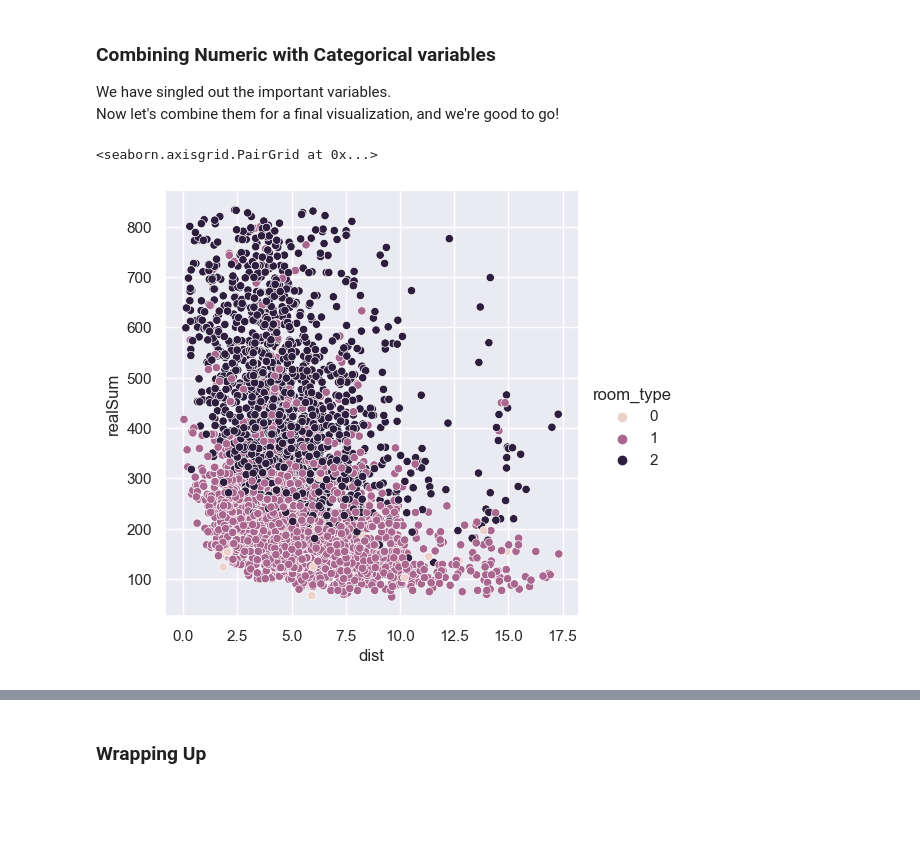
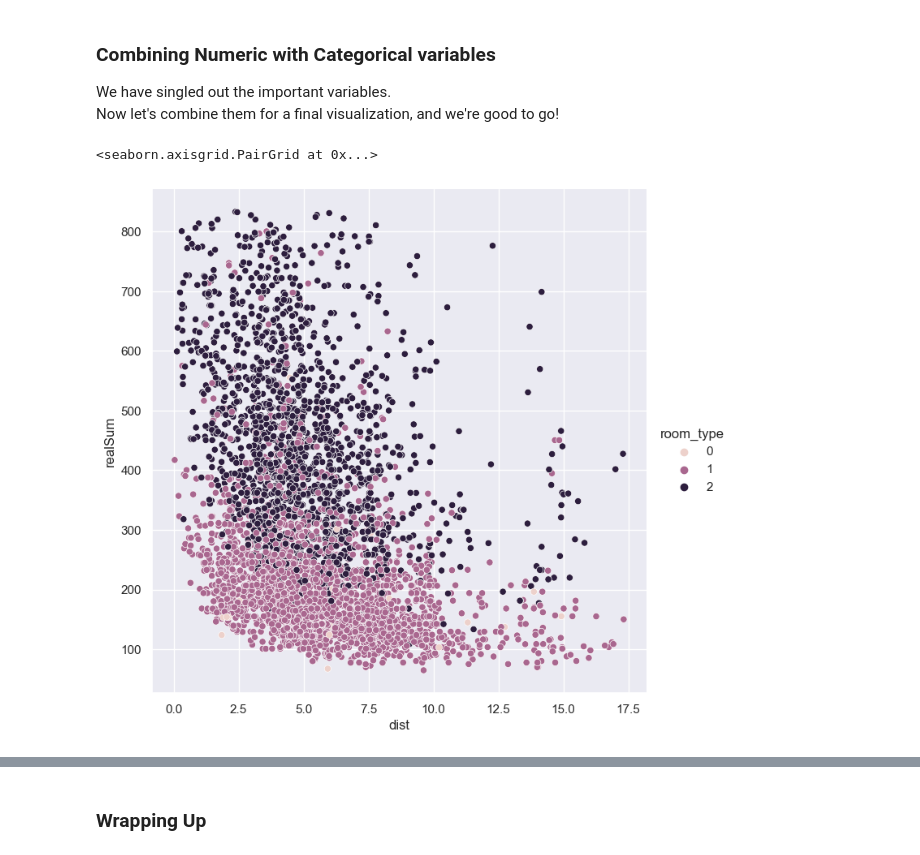
Before and after one commit to Revold1/SC1015-AirBNB, a Jupyter notebook: EDAcombined.ipynb, the cells around one changed output, grey strips where cells are left out. Saved outputs shown, nothing was run; the diff lists cells and outputs as text; code cells hidden in the pictures; blank space fills up the shorter version.

Commit message:
Dropna and small changes

```diff
--- a/EDAcombined.ipynb
+++ b/EDAcombined.ipynb
@@ -102,0 +107,3 @@ print(london.isnull().any(axis=1).sum(), ' / ', len(london))
+# %%
+london = london.dropna()
+london.shape
@@ -270,8 +295,8 @@ Name: room_type, Length: 4367, dtype: int64
 We have singled out the important variables.
 Now let's combine them for a final visualization, and we're good to go!
 # %%
-sb.pairplot(data=london, x_vars="dist", y_vars="realSum", hue='room_type', height=5)
+sb.pairplot(data=london, x_vars="dist", y_vars="realSum", hue='room_type', height=7)
 # %% [output]
 <seaborn.axisgrid.PairGrid at 0x...>
-[figure, old version]
+[figure, new version]
 # %%
```
Also changed, not shown: parts of 9 cells of this notebook.
